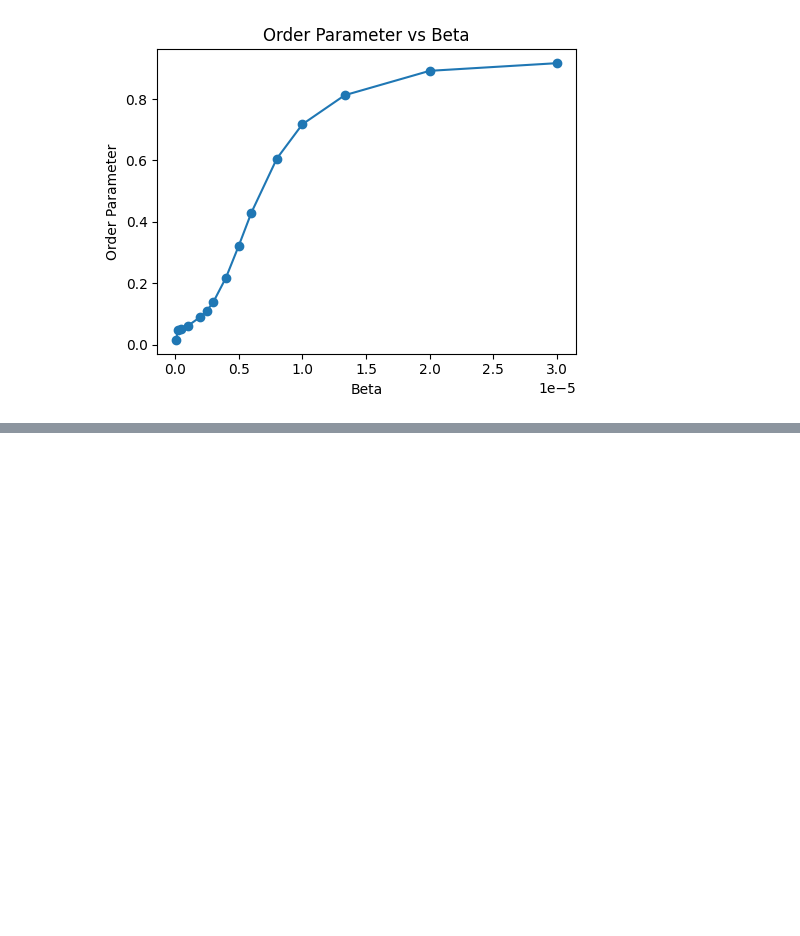
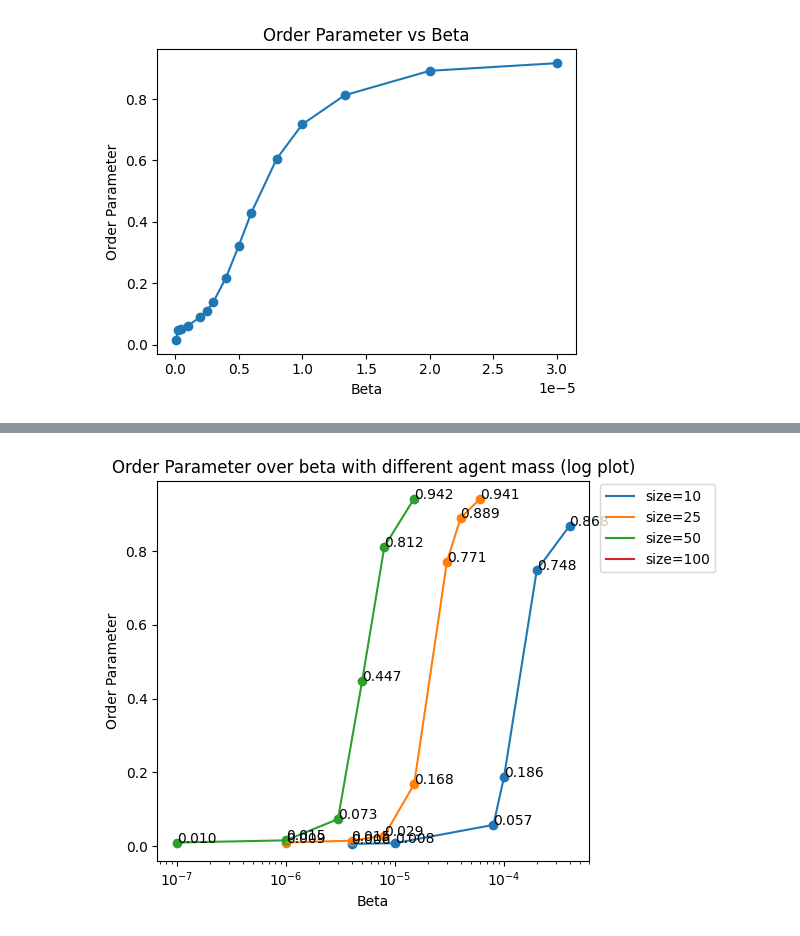
Before and after one commit to yustarandomname/territories-in-three-dimensions, a Jupyter notebook: plot-data/orderparams.ipynb, the cells around one changed output, grey strips where cells are left out. Cells and saved outputs as stored; diff of their text form; code cells hidden in the pictures; blank space fills up the shorter version.

```diff
--- a/plot-data/orderparams.ipynb
+++ b/plot-data/orderparams.ipynb
@@ -62,0 +142,64 @@ plt.show()
+# %%
+import matplotlib.pyplot as plt
+from matplotlib.ticker import (
+    ScalarFormatter,
+)
+
+size_data = {
+    "mass": 50,
+    "iterations": 15000,
+    "gamma": 0.5,
+    "lambda": 0.5,
+    "lattice_sizes": {
+        "10": [
+            {"beta": 4e-4, "order_param": 0.8687592114181371},
+            {"beta": 2e-4, "order_param": 0.7484150815813706},
+            {"beta": 1e-4, "order_param": 0.1867435283840706},
+            {"beta": 8e-5, "order_param": 0.05782479845226618},
+            {"beta": 1e-5, "order_param": 0.008238966455040853},
+            {"beta": 4e-6, "order_param": 0.006345433152310065},
+            {"beta": 2e-6, "order_param": 0.006148499847858702},
+        ],
+        "25": [
+            {"beta": 6e-5, "order_param": 0.9415393333830027},
+            {"beta": 4e-5, "order_param": 0.8898011275396736},
+            {"beta": 3e-5, "order_param": 0.771687369755968},
+            {"beta": 1.5e-5, "order_param": 0.16817968127081484},
+            {"beta": 8e-6, "order_param": 0.029015235712610443},
+            {"beta": 4e-6, "order_param": 0.01507199117710345},
+            {"beta": 1e-6, "order_param": 0.009969653136098655},
+        ],
+        "50": [
+            {"beta": 1.5e-5, "order_param": 0.9425220869747725},
+            {"beta": 8e-6, "order_param": 0.8125293056639039},
+            {"beta": 5e-6, "order_param": 0.4478223893299908},
+            {"beta": 3e-6, "order_param": 0.07351235998636023},
+            {"beta": 1e-6, "order_param": 0.015938455162471554},
+            {"beta": 1e-7, "order_param": 0.010010856867050083},
+        ],
+        "100": [],
+    },
+}
+
+fig, ax = plt.subplots()
+
+for sizes in size_data["lattice_sizes"]:
+    betas = [d["beta"] for d in size_data["lattice_sizes"][sizes]]
+    order_params = [d["order_param"] for d in size_data["lattice_sizes"][sizes]]
+
+    for i in range(len(betas)):
+        ax.annotate(str(order_params[i])[:5], (betas[i], order_params[i]))
+
+    ax.plot(betas, order_params, label="size=" + str(sizes))
+    ax.scatter(x=betas, y=order_params)
+
+ax.set_xscale("log")
+ax.legend(loc="upper left", bbox_to_anchor=(1.01, 1.01))
+
+plt.title("Order Parameter over beta with different agent mass (log plot)")
+plt.ylabel("Order Parameter")
+plt.xlabel("Beta")
+plt.tight_layout()
+plt.show()
+# %% [output]
+[figure, added]
```
Also changed, not shown: parts of 1 cell of this notebook, 3 other files.
